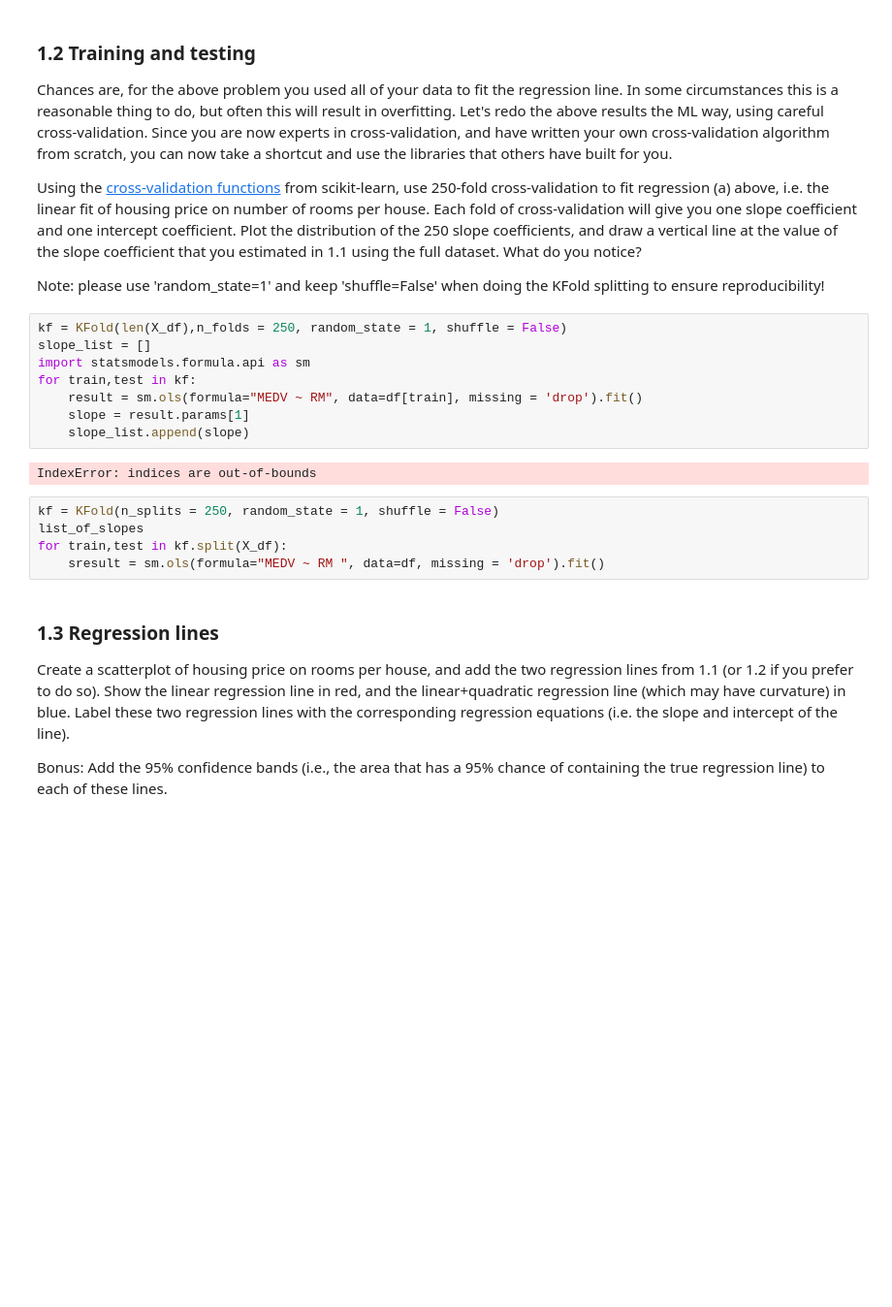
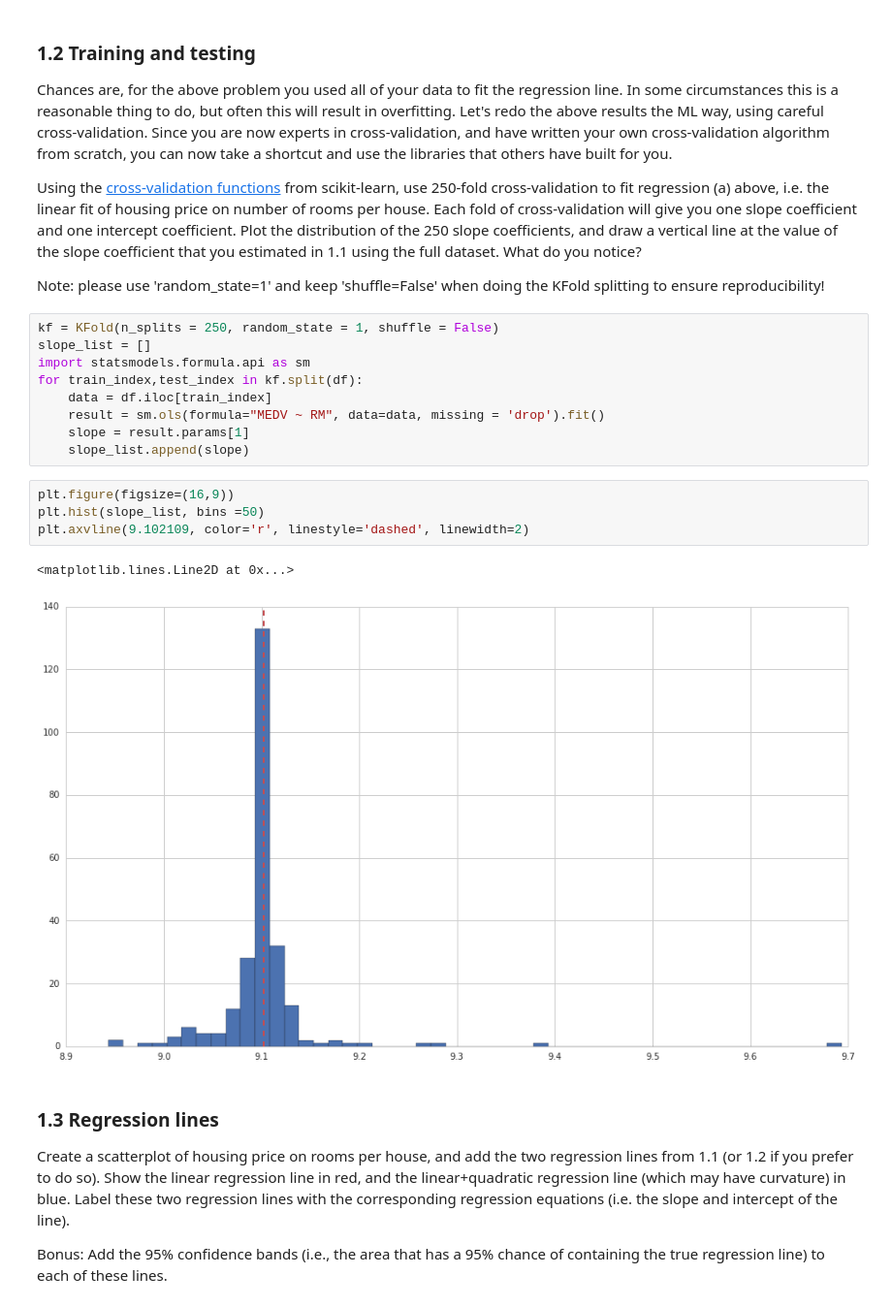
Before and after one commit to abhi32ag/Data_Science_2, a Jupyter notebook: Assignments/Problem_Set_4/INFX574_PS4.ipynb, the cells around one changed output. Shown at 97% size. Drawn from its saved outputs; the diff is of its cells as text; blank space fills up the shorter version.

Commit message:
Added hist plot for 1.2

```diff
--- a/Assignments/Problem_Set_4/INFX574_PS4.ipynb
+++ b/Assignments/Problem_Set_4/INFX574_PS4.ipynb
@@ -151,20 +154,21 @@ Each fold of cross-validation will give you one slope coefficient and one interc
 
 Note: please use 'random_state=1' and keep 'shuffle=False' when doing the KFold splitting to ensure reproducibility!
 # %%
-kf = KFold(len(X_df),n_folds = 250, random_state = 1, shuffle = False)
+kf = KFold(n_splits = 250, random_state = 1, shuffle = False)
 slope_list = []
 import statsmodels.formula.api as sm
-for train,test in kf:
-    result = sm.ols(formula="MEDV ~ RM", data=df[train], missing = 'drop').fit()
+for train_index,test_index in kf.split(df):
+    data = df.iloc[train_index]
+    result = sm.ols(formula="MEDV ~ RM", data=data, missing = 'drop').fit()
     slope = result.params[1]
     slope_list.append(slope)
-# %% [output]
-IndexError: indices are out-of-bounds
-# %%
-kf = KFold(n_splits = 250, random_state = 1, shuffle = False)
-list_of_slopes
-for train,test in kf.split(X_df):
-    sresult = sm.ols(formula="MEDV ~ RM ", data=df, missing = 'drop').fit()
+# %%
+plt.figure(figsize=(16,9))
+plt.hist(slope_list, bins =50)
+plt.axvline(9.102109, color='r', linestyle='dashed', linewidth=2)
+# %% [output]
+<matplotlib.lines.Line2D at 0x...>
+[figure, added]
 # %% [markdown]
 ### 1.3 Regression lines
 
```
Also changed, not shown: parts of 4 cells of this notebook.
